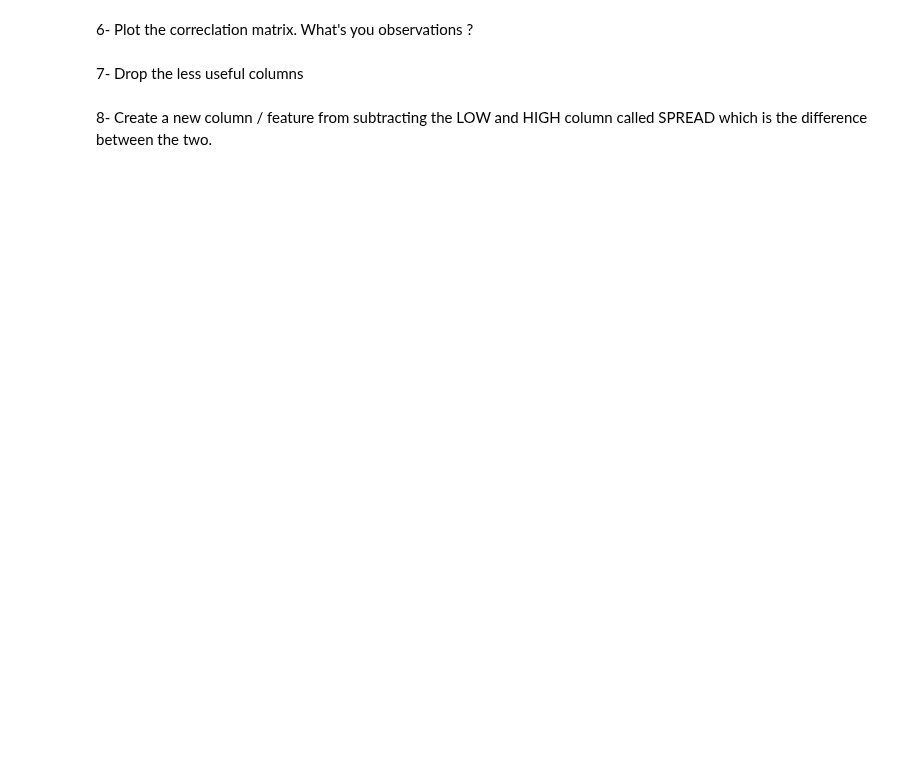
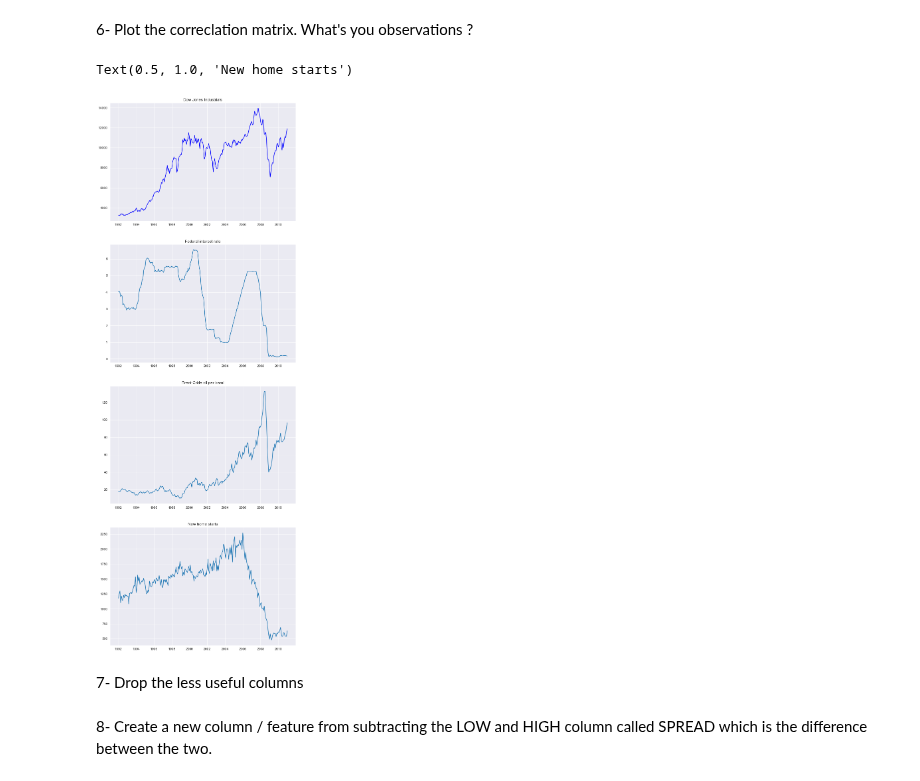
Before and after one commit to zoubida123ck/python-for-finance, a Jupyter notebook: day_03/assignments/03-pandas-timeseries-assignment.ipynb, the cells around one changed output. Drawn from its saved outputs; the diff is of its cells as text; code cells hidden in the pictures; blank space fills up the shorter version.

```diff
--- a/day_03/assignments/03-pandas-timeseries-assignment.ipynb
+++ b/day_03/assignments/03-pandas-timeseries-assignment.ipynb
@@ -131,0 +472,18 @@ sns.set_style("darkgrid")
+# %%
+dow['DATE'] = pd.to_datetime(dow['DATE'])
+unemp['DATE'] = pd.to_datetime(unemp['DATE'])
+oil['DATE'] = pd.to_datetime(oil['DATE'])
+hstarts['DATE'] = pd.to_datetime(hstarts['DATE'])
+cars['DATE'] = pd.to_datetime(retail['DATE'])
+retail['DATE'] = pd.to_datetime(dow['DATE'])
+fedrate['DATE'] = pd.to_datetime(fedrate['DATE'])
+umcsi['DATE'] = pd.to_datetime(umcsi['DATE'])
+# %%
+dow.set_index('DATE')
+unemp.set_index('DATE')
+oil.set_index('DATE')
+hstarts.set_index('DATE')
+cars.set_index('DATE')
+retail.set_index('DATE')
+fedrate.set_index('DATE')
+umcsi.set_index('DATE')
@@ -131,0 +505,6 @@ sns.set_style("darkgrid")
+# %%
+import functools
+from functools import reduce
+DFS=[dow,unemp,oil,hstarts,cars,retail,fedrate,umcsi]
+df_final = reduce(lambda left,right: pd.merge(left,right,on='DATE'), DFS)
+df_final.set_index('DATE')
@@ -147,0 +554,4 @@ sns.set_style("darkgrid")
+# %%
+print(list(df_final.columns))
+df_final=df_final.rename(columns={'UNRATE':'UNEMP %', 'MCOILBRENTEU':'OIL PRICE', 'HOUST':'NEW HOMES', 'TOTALSA':'NEW CARS SOLD' , 'RSXFS':'RETAIL SALES', 'FEDFUNDS' : 'FED INTRST %', 'THE INDEX OF CONSUMER SENTIMENT':'CSI' })
+df_final
@@ -158,2 +581,22 @@ sns.set_style("darkgrid")
+# %%
+plt.figure(figsize=(10,30))
+plt.subplot(4,1,1)
+import matplotlib as plt
+from matplotlib import pyplot as plt
+plt.plot(df_final['DATE'],df_final['CLOSE'],color='b')
+plt.title('Dow Jones Industrials')
+#plt.yticks([5000,10000,15000,20000,25000])
+plt.subplot(4,1,2)
+plt.plot(df_final['DATE'],df_final['FED INTRST %'])
+plt.title('Federal interest rate')
+plt.subplot(4,1,3)
+plt.plot(df_final['DATE'],df_final['OIL PRICE'])
+plt.title('Brent Cride oil per barel')
+plt.subplot(4,1,4)
+plt.plot(df_final['DATE'],df_final['NEW HOMES'])
+plt.title('New home starts')
+# %% [output]
+Text(0.5, 1.0, 'New home starts')
+[figure, added]
 # %% [markdown]
 7- Drop the less useful columns
```
Also changed, not shown: parts of 54 cells of this notebook, 9 other files.
